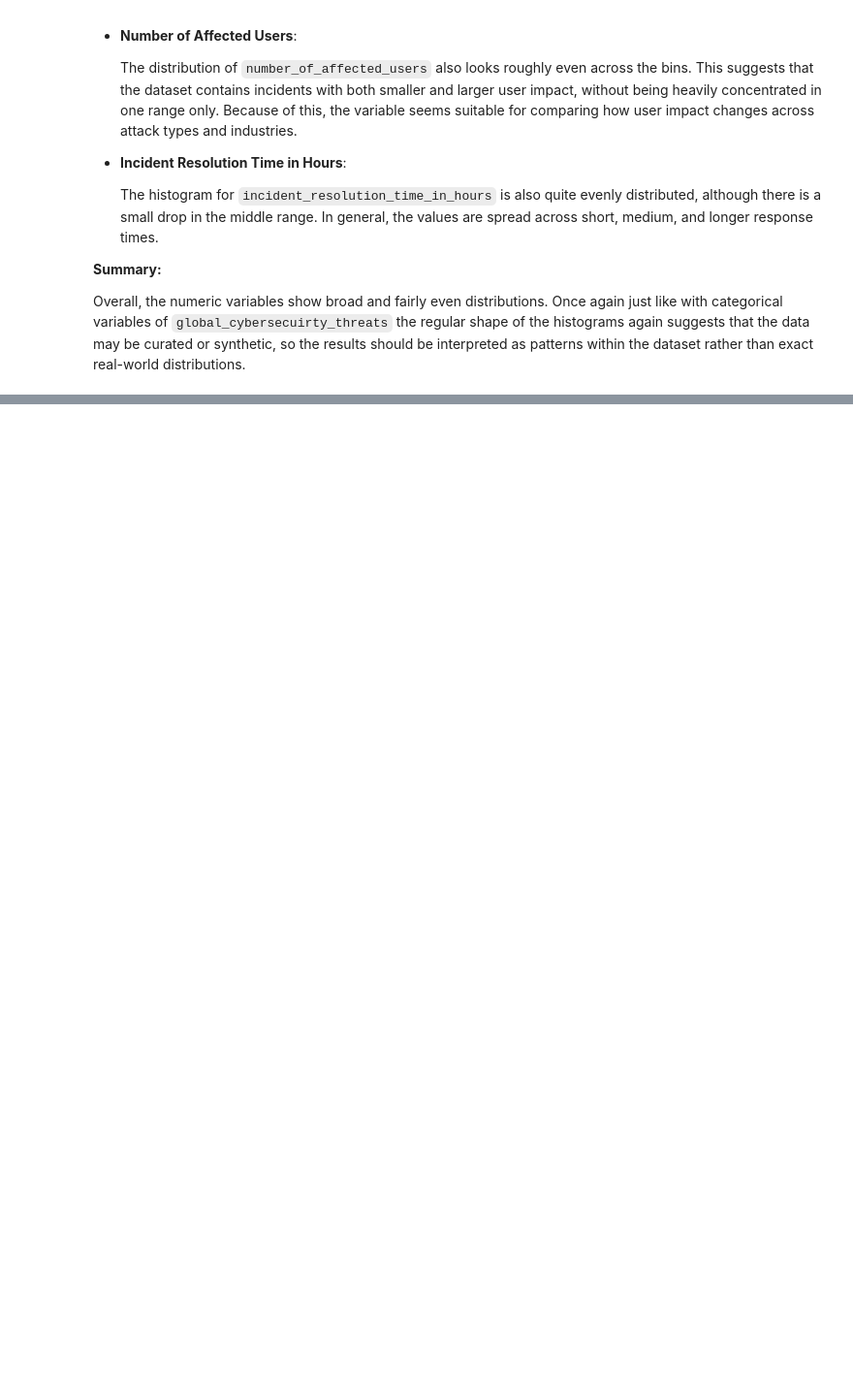
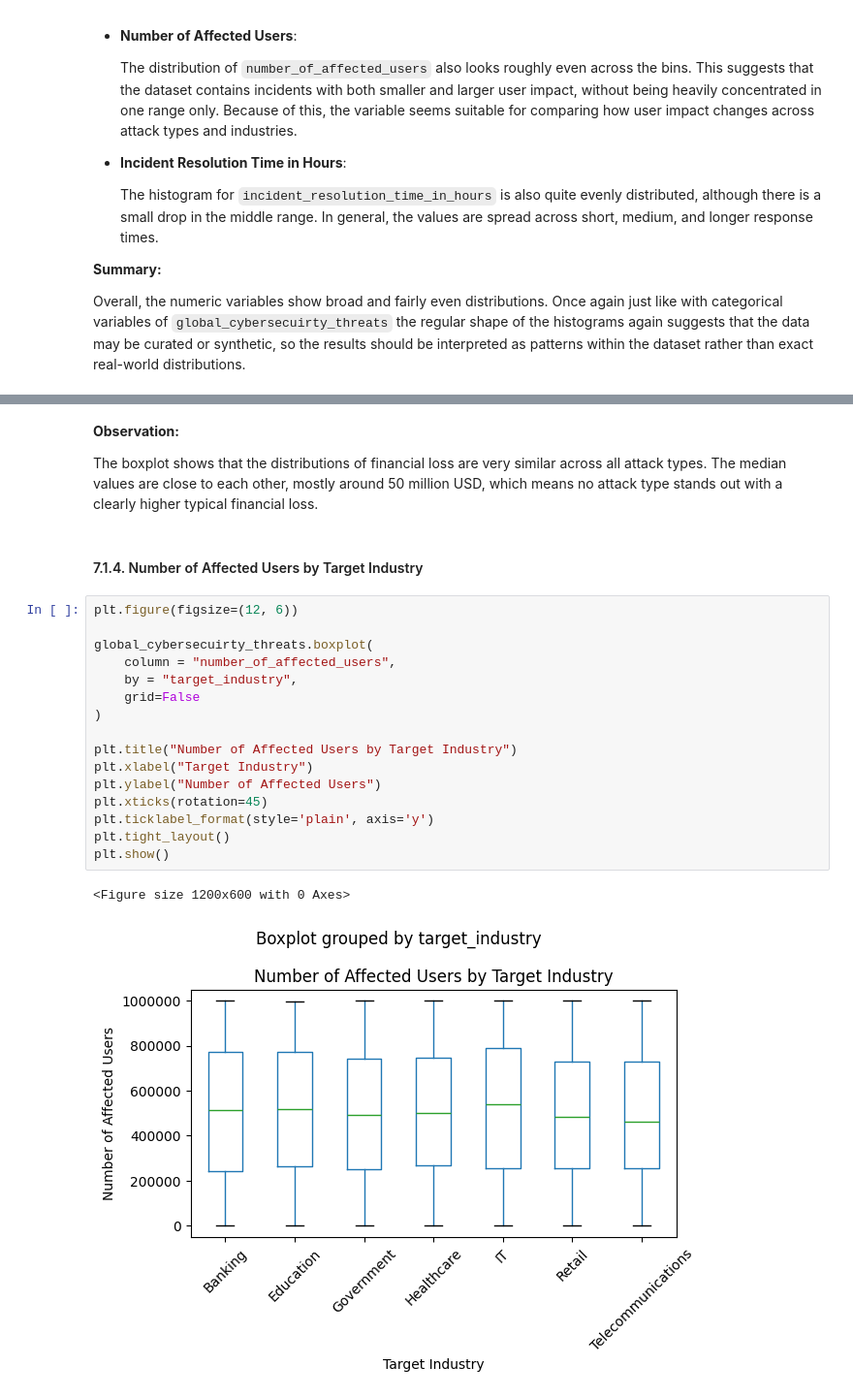
Before and after one commit to AlexanderPanagyurski/cyberattack-severity-analysis, a Jupyter notebook: Drivers of Cyberattack Severity.ipynb, the cells around one changed output, grey strips where cells are left out. Shown at 97% size. Cells and saved outputs as stored; diff of their text form; blank space fills up the shorter version.

```diff
--- a/Drivers of Cyberattack Severity.ipynb
+++ b/Drivers of Cyberattack Severity.ipynb
@@ -1359,0 +1411,25 @@ Overall, the numeric variables show broad and fairly even distributions. Once ag
+# %% [markdown]
+**Observation:**
+
+The boxplot shows that the distributions of financial loss are very similar across all attack types. The median values are close to each other, mostly around 50 million USD, which means no attack type stands out with a clearly higher typical financial loss.
+# %% [markdown]
+#### 7.1.4. Number of Affected Users by Target Industry
+# %%
+plt.figure(figsize=(12, 6))
+
+global_cybersecuirty_threats.boxplot(
+    column = "number_of_affected_users",
+    by = "target_industry",
+    grid=False
+)
+
+plt.title("Number of Affected Users by Target Industry")
+plt.xlabel("Target Industry")
+plt.ylabel("Number of Affected Users")
+plt.xticks(rotation=45)
+plt.ticklabel_format(style='plain', axis='y')
+plt.tight_layout()
+plt.show()
+# %% [output]
+<Figure size 1200x600 with 0 Axes>
+[figure, added]
```
Also changed, not shown: parts of 10 cells of this notebook.
